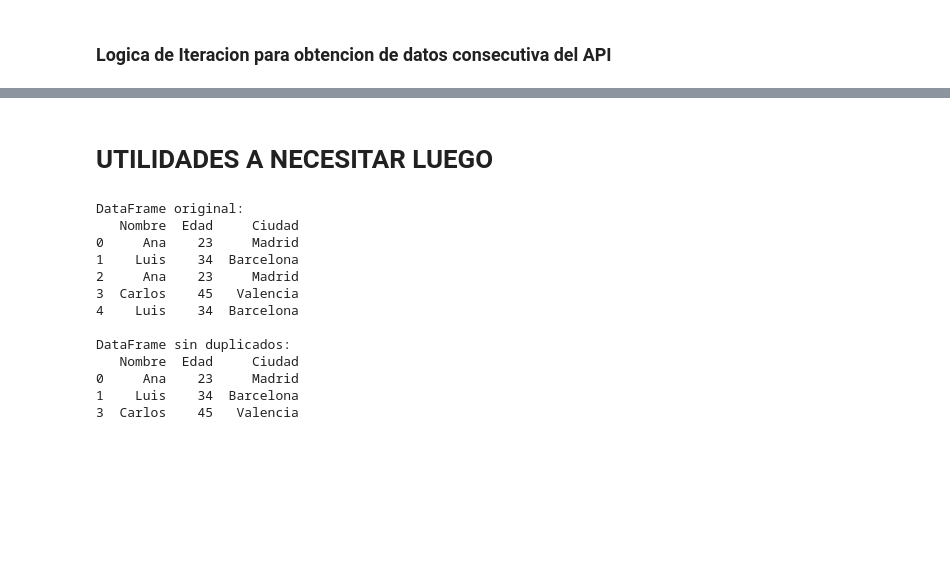
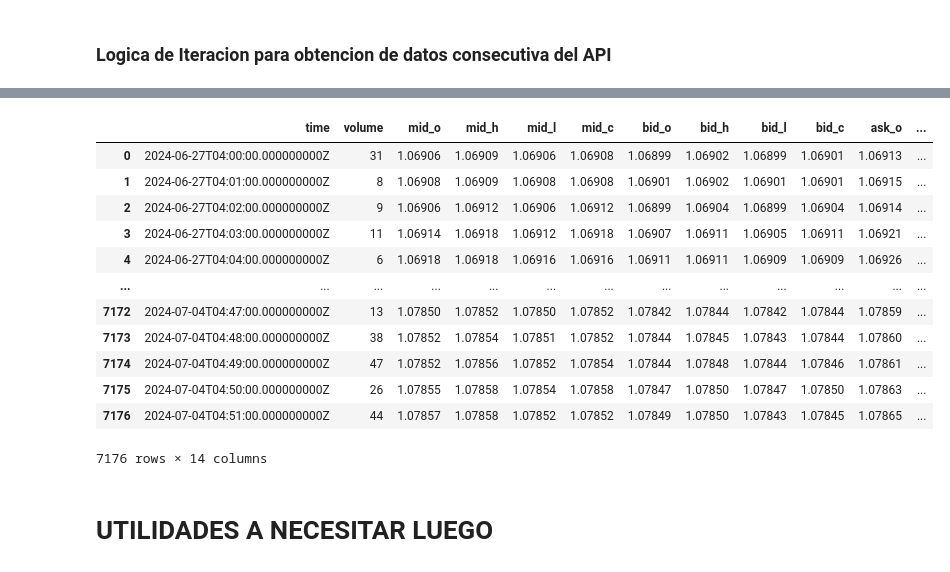
Before and after one commit to eduardogv/silverbullet-oanda, a Jupyter notebook: my-oanda.ipynb, the cells around one changed output, grey strips where cells are left out. Cells and saved outputs as stored; diff of their text form; code cells hidden in the pictures; blank space fills up the shorter version.

```diff
--- a/my-oanda.ipynb
+++ b/my-oanda.ipynb
@@ -238,37 +287,20 @@ obtener_hora_nueva_york_rfc3339()
+# %%
+kk3 = kk.drop_duplicates()
+# %%
+kk3
+# %% [output]
+|  | time | volume | mid_o | mid_h | mid_l | mid_c | bid_o | bid_h | bid_l | bid_c | ask_o | ... |
+| 0 | 2024-06-27T04:00:00.000000000Z | 31 | 1.06906 | 1.06909 | 1.06906 | 1.06908 | 1.06899 | 1.06902 | 1.06899 | 1.06901 | 1.06913 | ... |
+| 1 | 2024-06-27T04:01:00.000000000Z | 8 | 1.06908 | 1.06909 | 1.06908 | 1.06908 | 1.06901 | 1.06902 | 1.06901 | 1.06901 | 1.06915 | ... |
+| 2 | 2024-06-27T04:02:00.000000000Z | 9 | 1.06906 | 1.06912 | 1.06906 | 1.06912 | 1.06899 | 1.06904 | 1.06899 | 1.06904 | 1.06914 | ... |
+| 3 | 2024-06-27T04:03:00.000000000Z | 11 | 1.06914 | 1.06918 | 1.06912 | 1.06918 | 1.06907 | 1.06911 | 1.06905 | 1.06911 | 1.06921 | ... |
+| 4 | 2024-06-27T04:04:00.000000000Z | 6 | 1.06918 | 1.06918 | 1.06916 | 1.06916 | 1.06911 | 1.06911 | 1.06909 | 1.06909 | 1.06926 | ... |
+| ... | ... | ... | ... | ... | ... | ... | ... | ... | ... | ... | ... | ... |
+| 7172 | 2024-07-04T04:47:00.000000000Z | 13 | 1.07850 | 1.07852 | 1.07850 | 1.07852 | 1.07842 | 1.07844 | 1.07842 | 1.07844 | 1.07859 | ... |
+| 7173 | 2024-07-04T04:48:00.000000000Z | 38 | 1.07852 | 1.07854 | 1.07851 | 1.07852 | 1.07844 | 1.07845 | 1.07843 | 1.07844 | 1.07860 | ... |
+| 7174 | 2024-07-04T04:49:00.000000000Z | 47 | 1.07852 | 1.07856 | 1.07852 | 1.07854 | 1.07844 | 1.07848 | 1.07844 | 1.07846 | 1.07861 | ... |
+| 7175 | 2024-07-04T04:50:00.000000000Z | 26 | 1.07855 | 1.07858 | 1.07854 | 1.07858 | 1.07847 | 1.07850 | 1.07847 | 1.07850 | 1.07863 | ... |
+| 7176 | 2024-07-04T04:51:00.000000000Z | 44 | 1.07857 | 1.07858 | 1.07852 | 1.07852 | 1.07849 | 1.07850 | 1.07843 | 1.07845 | 1.07865 | ... |
+7176 rows × 14 columns
 # %% [markdown]
 # UTILIDADES A NECESITAR LUEGO
-# %%
-#Como eliminar el duplicado, hacer luego de juntar los dataframes
-import pandas as pd
-
-# Crear un DataFrame de ejemplo
-data = {'Nombre': ['Ana', 'Luis', 'Ana', 'Carlos', 'Luis'],
-        'Edad': [23, 34, 23, 45, 34],
-        'Ciudad': ['Madrid', 'Barcelona', 'Madrid', 'Valencia', 'Barcelona']}
-
-df = pd.DataFrame(data)
-
-# Mostrar el DataFrame original
-print("DataFrame original:")
-print(df)
-
-# Eliminar filas duplicadas
-df_sin_duplicados = df.drop_duplicates()
-
-# Mostrar el DataFrame sin duplicados
-print("\nDataFrame sin duplicados:")
-print(df_sin_duplicados)
-# %% [output]
-DataFrame original:
-   Nombre  Edad     Ciudad
-0     Ana    23     Madrid
-1    Luis    34  Barcelona
-2     Ana    23     Madrid
-3  Carlos    45   Valencia
-4    Luis    34  Barcelona
-
-DataFrame sin duplicados:
-   Nombre  Edad     Ciudad
-0     Ana    23     Madrid
-1    Luis    34  Barcelona
-3  Carlos    45   Valencia
```
Also changed, not shown: parts of 13 cells of this notebook.
